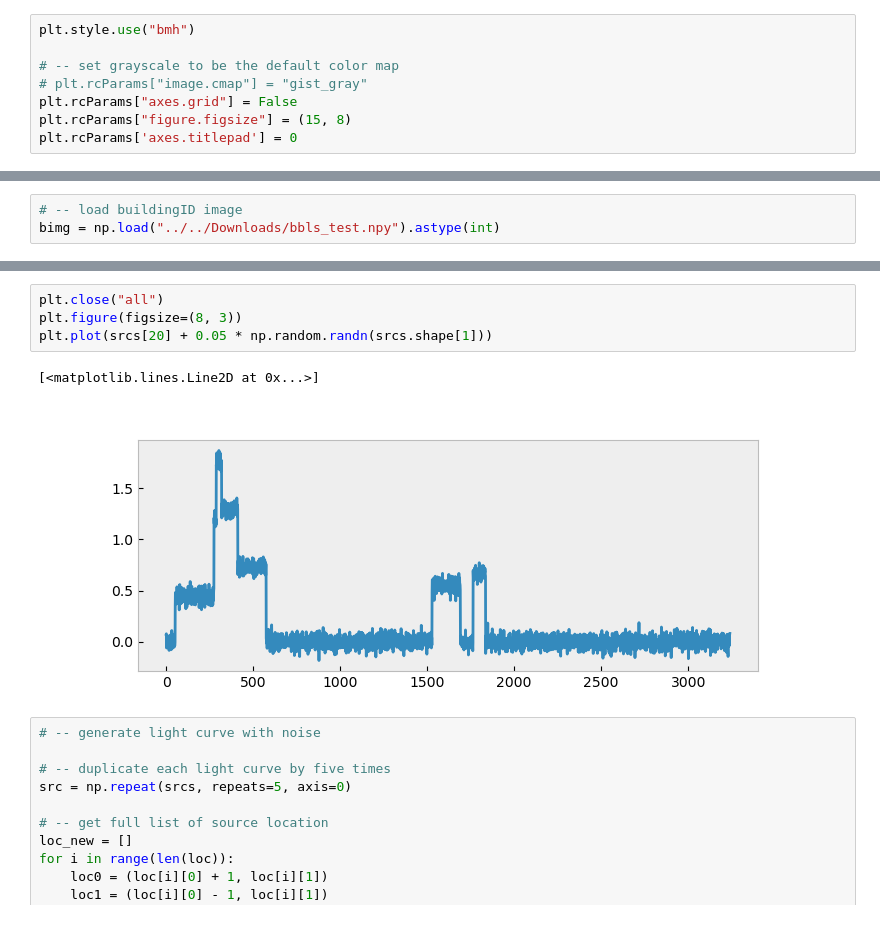
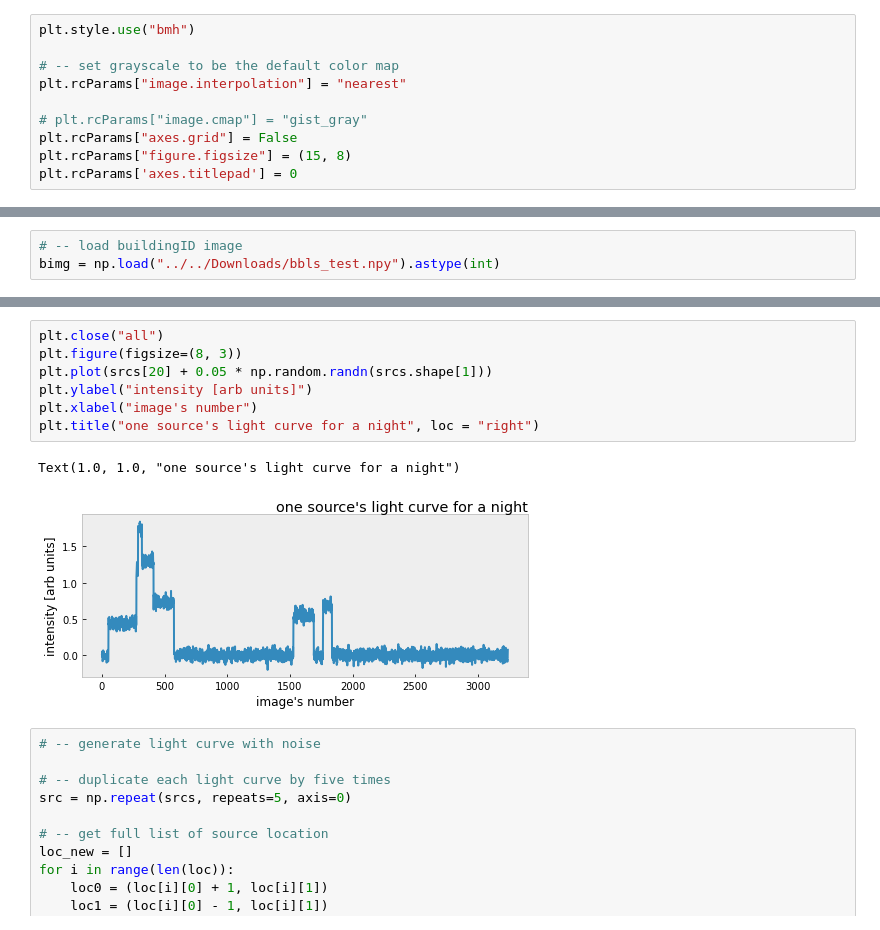
Before and after one commit to gdobler/lighting-tech-changeover, a Jupyter notebook: ltco/simulation_test.ipynb, the cells around one changed output, grey strips where cells are left out. Drawn from its saved outputs; the diff is of its cells as text.

```diff
--- a/ltco/simulation_test.ipynb
+++ b/ltco/simulation_test.ipynb
@@ -12,6 +12,8 @@ import matplotlib.pyplot as plt
 plt.style.use("bmh")
 
 # -- set grayscale to be the default color map
+plt.rcParams["image.interpolation"] = "nearest"
+
 # plt.rcParams["image.cmap"] = "gist_gray"
 plt.rcParams["axes.grid"] = False
 plt.rcParams["figure.figsize"] = (15, 8)
@@ -139,10 +138,13 @@ working on 29300 of 29347
 # %%
 plt.close("all")
 plt.figure(figsize=(8, 3))
 plt.plot(srcs[20] + 0.05 * np.random.randn(srcs.shape[1]))
+plt.ylabel("intensity [arb units]")
+plt.xlabel("image's number")
+plt.title("one source's light curve for a night", loc = "right")
 # %% [output]
-[<matplotlib.lines.Line2D at 0x...>]
+Text(1.0, 1.0, "one source's light curve for a night")
-[figure, old version]
+[figure, new version]
 # %%
 # -- generate light curve with noise
 
```
Also changed, not shown: parts of 14 cells of this notebook, 13 other files.
